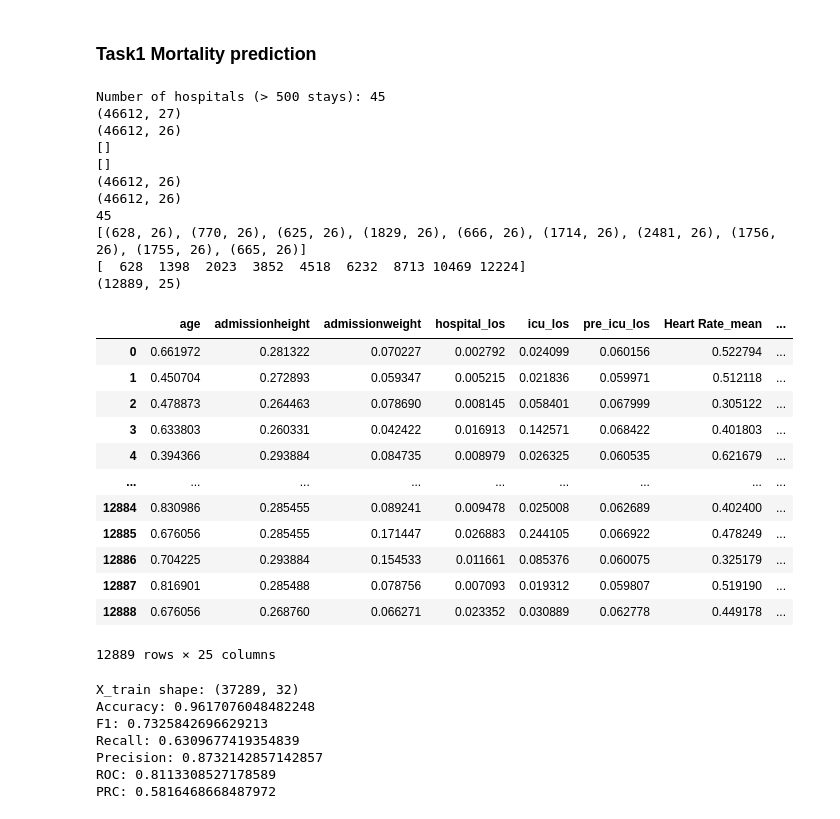
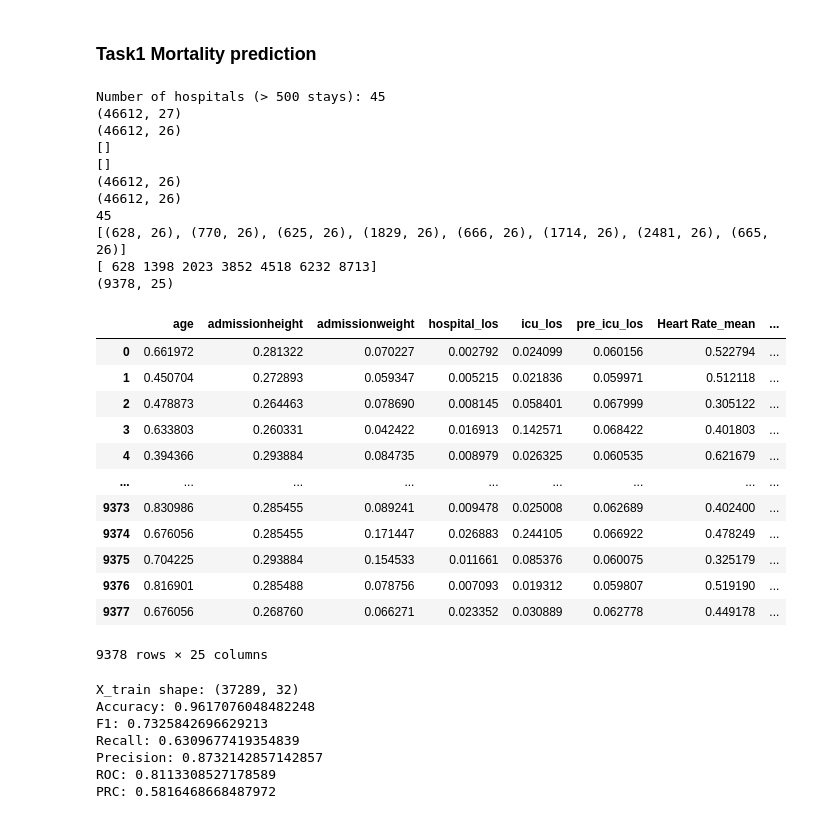
Before and after one commit to sitaomin1994/federated_imputation, a Jupyter notebook: notebook/data_preprocessing.ipynb, the cells around one changed output. Drawn from its saved outputs; the diff is of its cells as text; code cells hidden in the pictures.

```diff
--- a/notebook/data_preprocessing.ipynb
+++ b/notebook/data_preprocessing.ipynb
@@ -1462,7 +1462,7 @@ print(len(df_rets))
 
 # select similar clients
 #selected_clients = [10, 13, 24, 27, 28, 33, 39, 42, 43]
-selected_clients = [4, 5, 6, 10, 16, 20, 21, 24, 39, 42]
+selected_clients = [4, 5, 6, 10, 16, 20, 21, 42]
 df_rets = [df_sub for idx, df_sub in enumerate(df_rets) if idx in selected_clients]
 print([df_sub.shape for df_sub in df_rets])
 
@@ -1484,40 +1484,40 @@ data_config = {
 	'features_idx': [idx for idx in range(0, data.shape[1]) if data.columns[idx] != target],
 	"num_cols": data.shape[1] - 1 - len(cat_cols),
 	'task_type': 'classification',
 	'clf_type': 'binary-class',
 	'data_type': 'tabular',
 	'client_split_indices': split_indices.tolist()
 }
 
 # data config new1 - predict days in hospital - without categorical features, top10 clients, 40% iid sampling
 # with open('./data/eicu/data_config_mo_np22.json', 'w') as f:
 #     json.dump(data_config, f)
 
 # data.to_csv('./data/eicu/data_clean_mo_np22.csv', index=False)
 data
 # %% [output]
 Number of hospitals (> 500 stays): 45
 (46612, 27)
 (46612, 26)
 []
 []
 (46612, 26)
 (46612, 26)
 45
-[(628, 26), (770, 26), (625, 26), (1829, 26), (666, 26), (1714, 26), (2481, 26), (1756, 26), (1755, 26), (665, 26)]
-[  628  1398  2023  3852  4518  6232  8713 10469 12224]
-(12889, 25)
+[(628, 26), (770, 26), (625, 26), (1829, 26), (666, 26), (1714, 26), (2481, 26), (665, 26)]
+[ 628 1398 2023 3852 4518 6232 8713]
+(9378, 25)
 |  | age | admissionheight | admissionweight | hospital_los | icu_los | pre_icu_los | Heart Rate_mean | ... |
 | 0 | 0.661972 | 0.281322 | 0.070227 | 0.002792 | 0.024099 | 0.060156 | 0.522794 | ... |
 | 1 | 0.450704 | 0.272893 | 0.059347 | 0.005215 | 0.021836 | 0.059971 | 0.512118 | ... |
 | 2 | 0.478873 | 0.264463 | 0.078690 | 0.008145 | 0.058401 | 0.067999 | 0.305122 | ... |
 | 3 | 0.633803 | 0.260331 | 0.042422 | 0.016913 | 0.142571 | 0.068422 | 0.401803 | ... |
 | 4 | 0.394366 | 0.293884 | 0.084735 | 0.008979 | 0.026325 | 0.060535 | 0.621679 | ... |
 | ... | ... | ... | ... | ... | ... | ... | ... | ... |
-| 12884 | 0.830986 | 0.285455 | 0.089241 | 0.009478 | 0.025008 | 0.062689 | 0.402400 | ... |
-| 12885 | 0.676056 | 0.285455 | 0.171447 | 0.026883 | 0.244105 | 0.066922 | 0.478249 | ... |
-| 12886 | 0.704225 | 0.293884 | 0.154533 | 0.011661 | 0.085376 | 0.060075 | 0.325179 | ... |
-| 12887 | 0.816901 | 0.285488 | 0.078756 | 0.007093 | 0.019312 | 0.059807 | 0.519190 | ... |
-| 12888 | 0.676056 | 0.268760 | 0.066271 | 0.023352 | 0.030889 | 0.062778 | 0.449178 | ... |
+| 9373 | 0.830986 | 0.285455 | 0.089241 | 0.009478 | 0.025008 | 0.062689 | 0.402400 | ... |
+| 9374 | 0.676056 | 0.285455 | 0.171447 | 0.026883 | 0.244105 | 0.066922 | 0.478249 | ... |
+| 9375 | 0.704225 | 0.293884 | 0.154533 | 0.011661 | 0.085376 | 0.060075 | 0.325179 | ... |
+| 9376 | 0.816901 | 0.285488 | 0.078756 | 0.007093 | 0.019312 | 0.059807 | 0.519190 | ... |
+| 9377 | 0.676056 | 0.268760 | 0.066271 | 0.023352 | 0.030889 | 0.062778 | 0.449178 | ... |
-12889 rows × 25 columns
+9378 rows × 25 columns
 # %%
```
Also changed, not shown: parts of 1 cell of this notebook, 7 other files.
